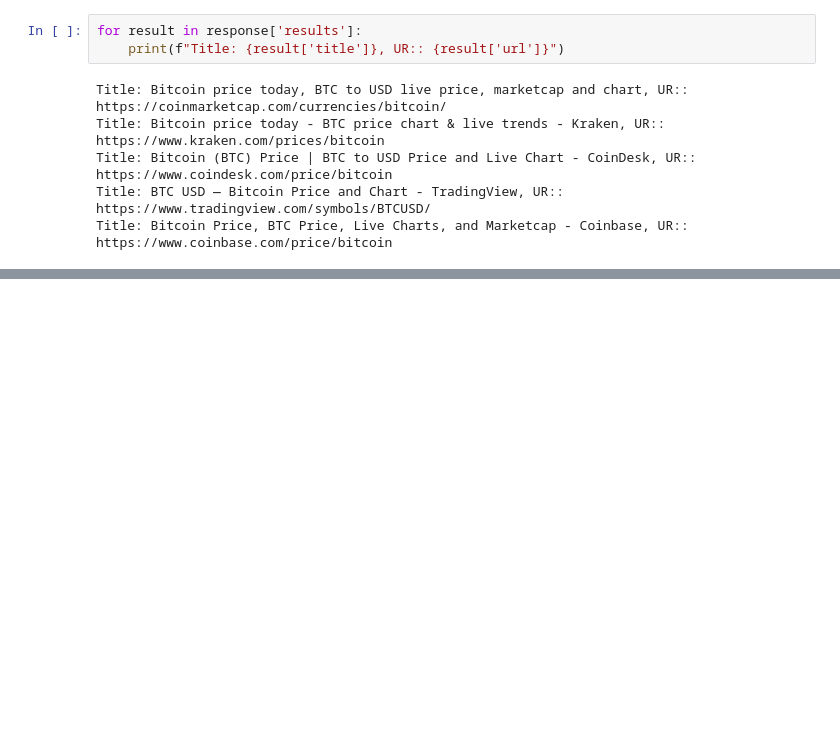
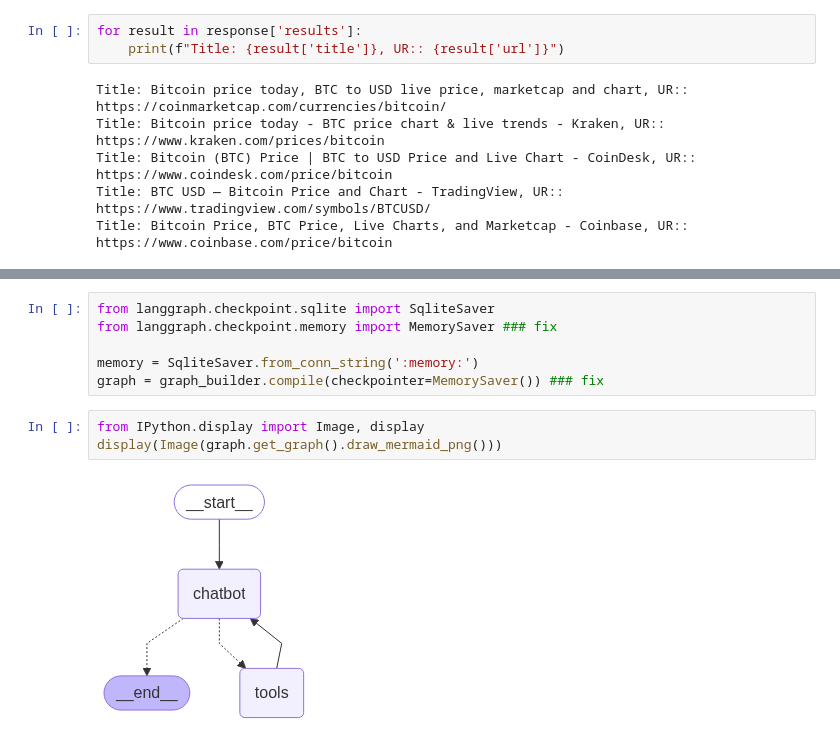
Before and after one commit to CalesSla/Langgraph_an, a Jupyter notebook: first_chatbot_with_langgraph.ipynb, the cells around one changed output, grey strips where cells are left out. Drawn from its saved outputs; the diff is of its cells as text; blank space fills up the shorter version.

```diff
--- a/first_chatbot_with_langgraph.ipynb
+++ b/first_chatbot_with_langgraph.ipynb
@@ -116,0 +357,11 @@ response = client.search(
+# %%
+from langgraph.checkpoint.sqlite import SqliteSaver
+from langgraph.checkpoint.memory import MemorySaver ### fix
+
+memory = SqliteSaver.from_conn_string(':memory:')
+graph = graph_builder.compile(checkpointer=MemorySaver()) ### fix
+# %%
+from IPython.display import Image, display
+display(Image(graph.get_graph().draw_mermaid_png()))
+# %% [output]
+[figure, added]
```
Also changed, not shown: parts of 16 cells of this notebook.
